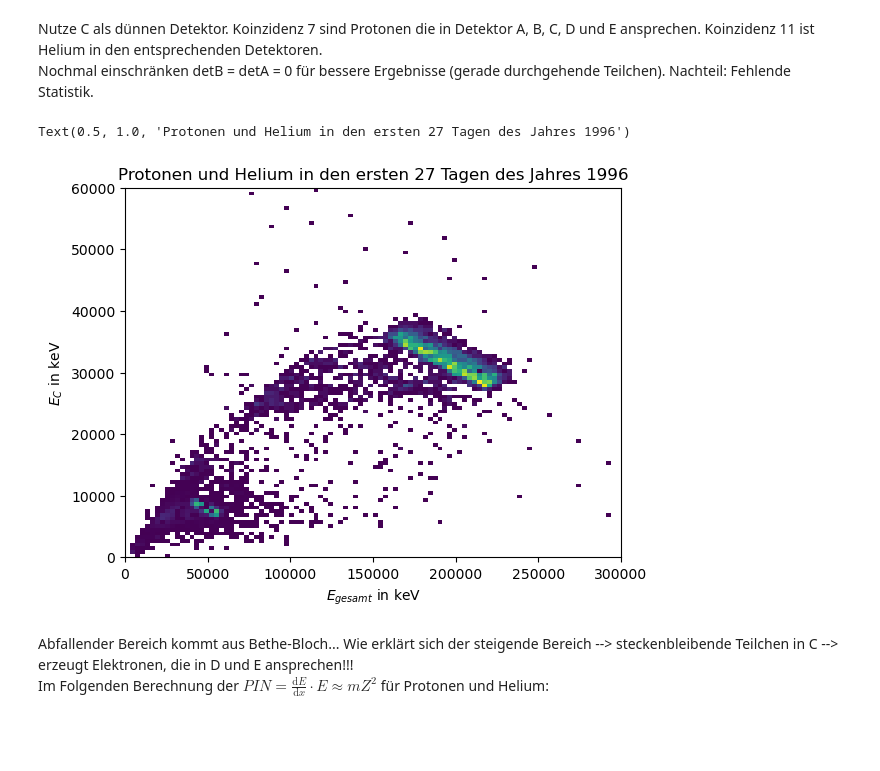
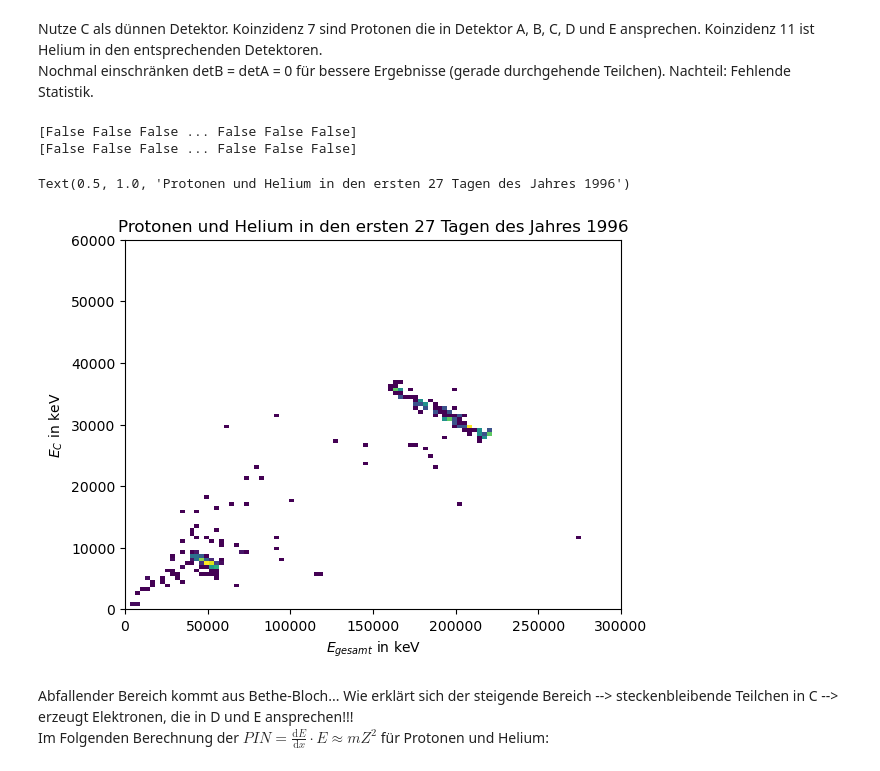
Before and after one commit to hannes-ebe/EPHIN, a Jupyter notebook: Ephin.ipynb, the cells around one changed output. Drawn from its saved outputs; the diff is of its cells as text; code cells hidden in the pictures; blank space fills up the shorter version.

```diff
--- a/Ephin.ipynb
+++ b/Ephin.ipynb
@@ -87,23 +87,36 @@ Nochmal einschränken detB = detA = 0 für bessere Ergebnisse (gerade durchgehen
 # %%
 coincidence7 = data.data['coincidence'] == 7.0
 coincidence11 = data.data['coincidence'] == 11.0
+detA = data.data['segment_A'] == 0
+detB = data.data['segment_B'] == 0
+
+print(detA)
+
+det0 = np.logical_and(detA,detB)
+print(det0)
+
+# Einschränkung auf detA = detB = 0 nur mit mehr Daten sinnvoll
+coincidence7 = np.logical_and(coincidence7,det0)
+coincidence11 = np.logical_and(coincidence11,det0)
 
 ax = plt.subplots()
 
 xrange = [[0,3e5],[0,6e4]]
 bins = 100
 cmin = 1e-3
 
 plt.hist2d(data.data['E_ges'][coincidence7],data.data['C'][coincidence7],range=xrange,bins=bins,cmin=cmin)
 plt.hist2d(data.data['E_ges'][coincidence11],data.data['C'][coincidence11],range=xrange,bins=bins,cmin=cmin)
 #plt.ylim(0,10000)
 
 plt.xlabel('$E_{gesamt}$ in keV')
 plt.ylabel('$E_C$ in keV')
 plt.title('Protonen und Helium in den ersten 27 Tagen des Jahres 1996')
 # %% [output]
-Text(0.5, 1.0, 'Protonen und Helium in den ersten 27 Tagen des Jahres 1996')
+[False False False ... False False False]
+[False False False ... False False False]
+Text(0.5, 1.0, 'Protonen und Helium in den ersten 27 Tagen des Jahres 1996')
-[figure, old version]
+[figure, new version]
 # %% [markdown]
 Abfallender Bereich kommt aus Bethe-Bloch... Wie erklärt sich der steigende Bereich --> steckenbleibende Teilchen in C --> erzeugt Elektronen, die in D und E ansprechen!!!
 Im Folgenden Berechnung der $PIN = \frac{\textrm{d}E}{\textrm{d}x} \cdot E \approx mZ^2$ für Protonen und Helium:
```
Also changed, not shown: parts of 2 cells of this notebook.
